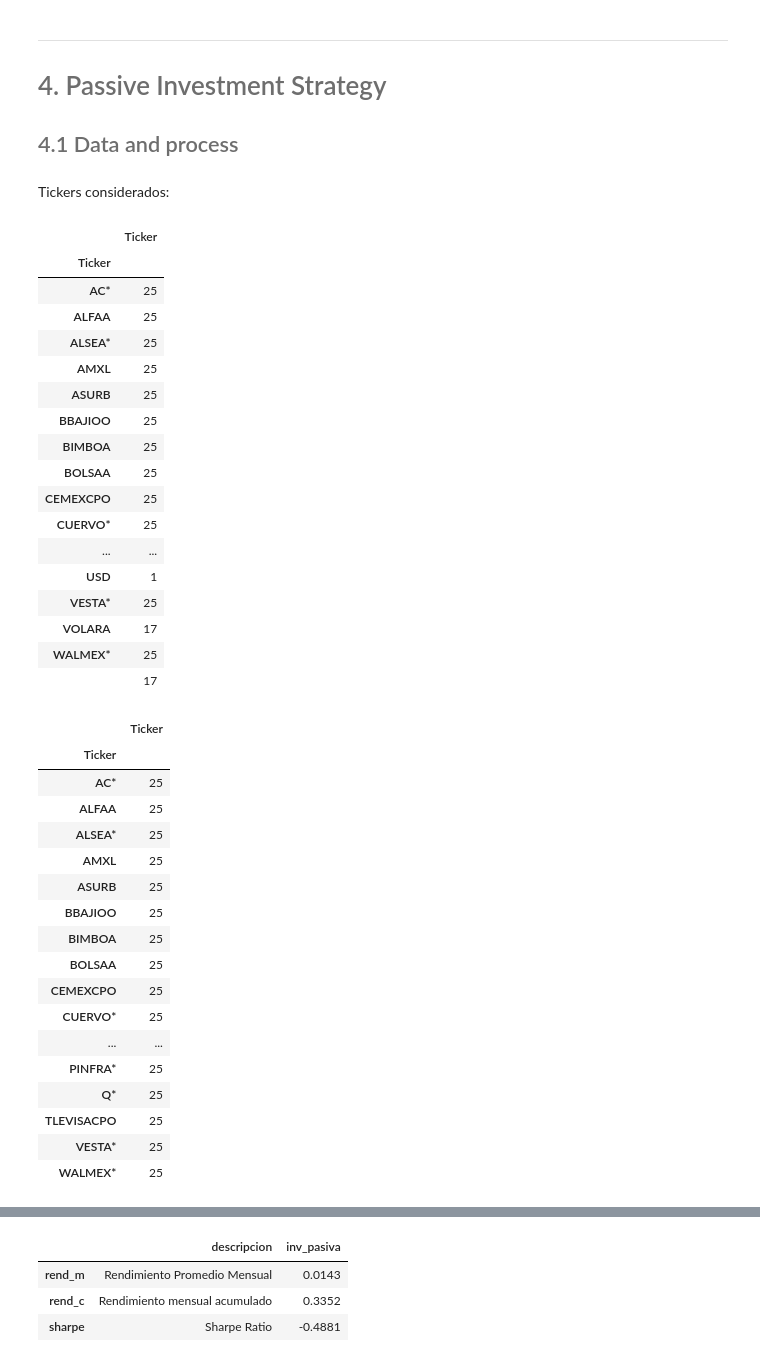
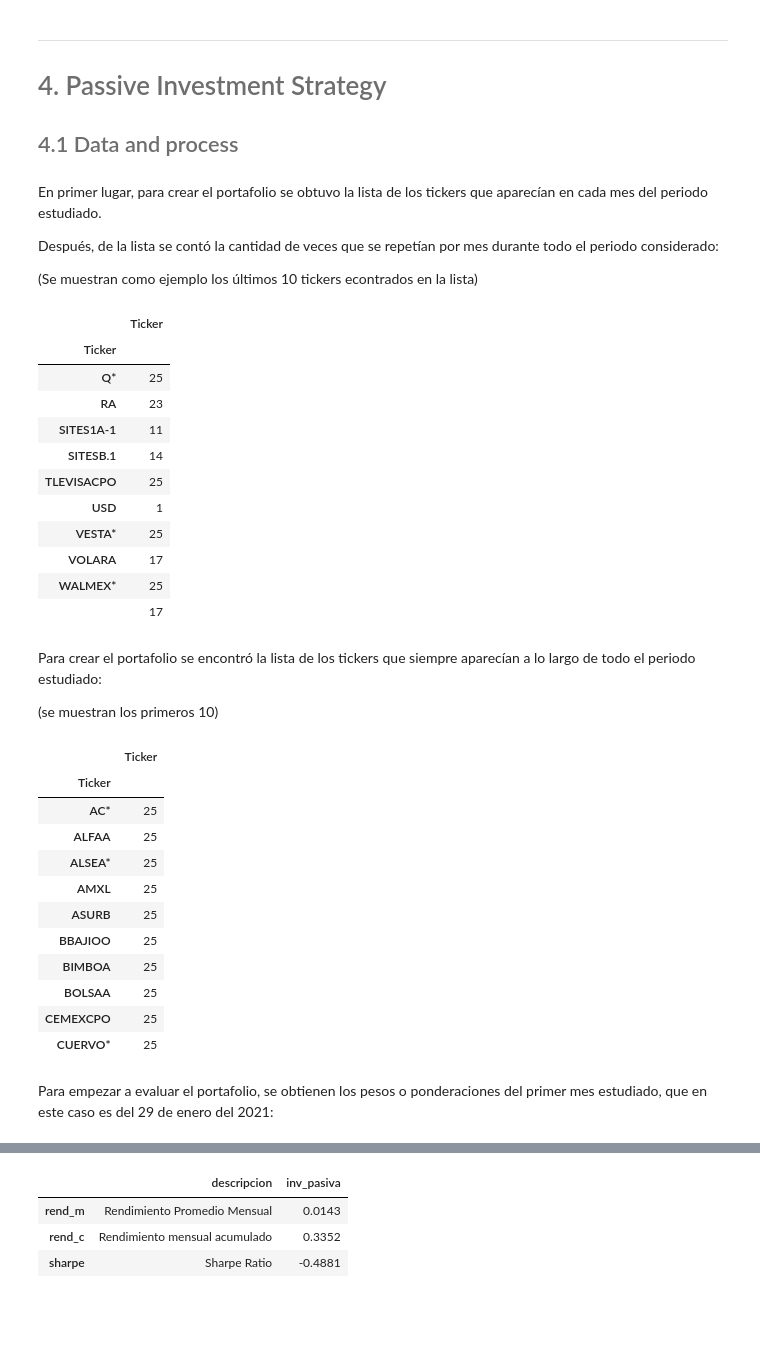
Before and after one commit to anamaria1404/Laboratorio-I, a Jupyter notebook: notebook.ipynb, the cells around one changed output, grey strips where cells are left out. Cells and saved outputs as stored; diff of their text form; code cells hidden in the pictures; blank space fills up the shorter version.

```diff
--- a/notebook.ipynb
+++ b/notebook.ipynb
@@ -93,31 +95,33 @@ import visualizations
 
 
 ## <font color= #6E6E6E> 4.1 Data and process</font>
-# %% [markdown]
-Tickers considerados:
+# %% [markdown]
+En primer lugar, para crear el portafolio se obtuvo la lista de los tickers que aparecían en cada mes del periodo estudiado.
+
+Después, de la lista se contó la cantidad de veces que se repetían por mes durante todo el periodo considerado:
+
+(Se muestran como ejemplo los últimos 10 tickers econtrados en la lista)
 # %%
-main.cant
+main.cant.tail(10)
 # %% [output]
 |  | Ticker |
 | Ticker |  |
-| AC* | 25 |
-| ALFAA | 25 |
-| ALSEA* | 25 |
-| AMXL | 25 |
-| ASURB | 25 |
-| BBAJIOO | 25 |
-| BIMBOA | 25 |
-| BOLSAA | 25 |
-| CEMEXCPO | 25 |
-| CUERVO* | 25 |
-| ... | ... |
+| Q* | 25 |
+| RA | 23 |
+| SITES1A-1 | 11 |
+| SITESB.1 | 14 |
+| TLEVISACPO | 25 |
 | USD | 1 |
 | VESTA* | 25 |
 | VOLARA | 17 |
 | WALMEX* | 25 |
 |  | 17 |
+# %% [markdown]
+Para crear el portafolio se encontró la lista de los tickers que siempre aparecían a lo largo de todo el periodo estudiado:
+
+(se muestran los primeros 10)
 # %%
-main.cant24
+main.cant24.head(10)
 # %% [output]
 |  | Ticker |
 | Ticker |  |
@@ -131,12 +135,8 @@ main.cant24
 | BOLSAA | 25 |
 | CEMEXCPO | 25 |
 | CUERVO* | 25 |
-| ... | ... |
-| PINFRA* | 25 |
-| Q* | 25 |
-| TLEVISACPO | 25 |
-| VESTA* | 25 |
-| WALMEX* | 25 |
+# %% [markdown]
+Para empezar a evaluar el portafolio, se obtienen los pesos o ponderaciones del primer mes estudiado, que en este caso es del 29 de enero del 2021:
 # %%
 main.pesos1
 # %% [output]
```
Also changed, not shown: parts of 14 cells of this notebook, 1 other file.
